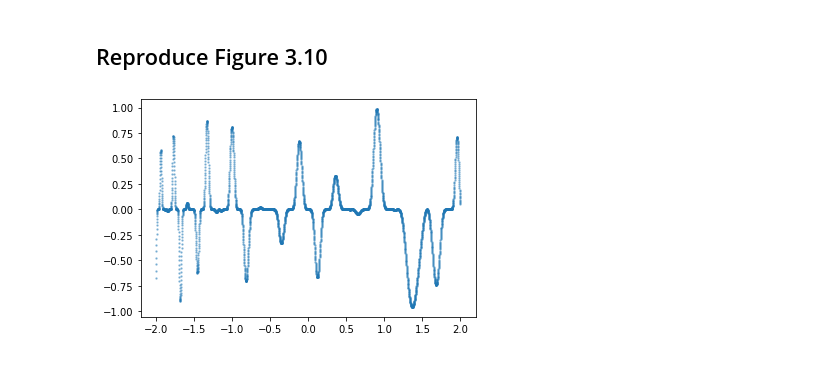
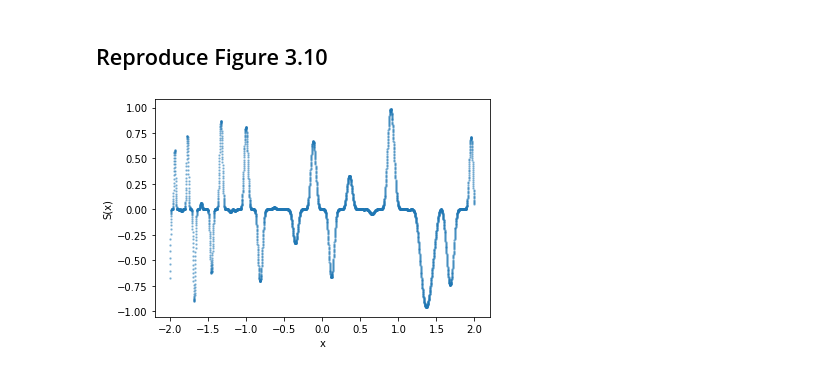
Before and after one commit to gnitnaw/Programs, a Jupyter notebook: Chapter3/simann.ipynb, the cells around one changed output. Cells and saved outputs as stored; diff of their text form; code cells hidden in the pictures.

```diff
--- a/Chapter3/simann.ipynb
+++ b/Chapter3/simann.ipynb
@@ -55,8 +55,10 @@ minimizer = 1.367, minimum = -0.958
 # %%
 xx = np.arange(-2,2,0.001)
 yy = wiggly(xx)
 plt.scatter(xx, yy, alpha =0.4,s =2)
+plt.xlabel('x')
+plt.ylabel('S(x)')
 plt.show()
 # %% [output]
-[figure, old version]
+[figure, new version]
 # %%
```
Also changed, not shown: parts of 1 cell of this notebook.
